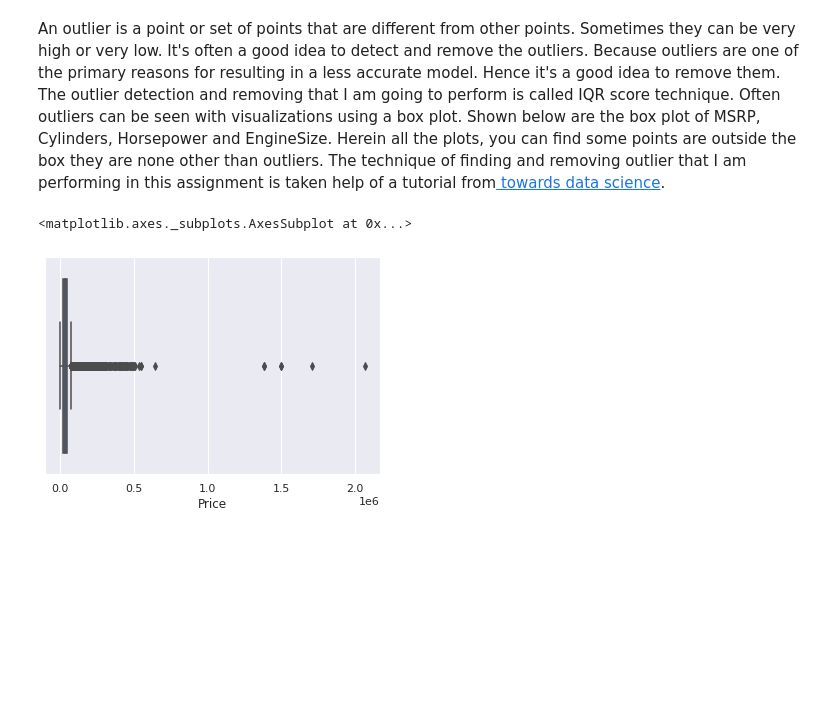
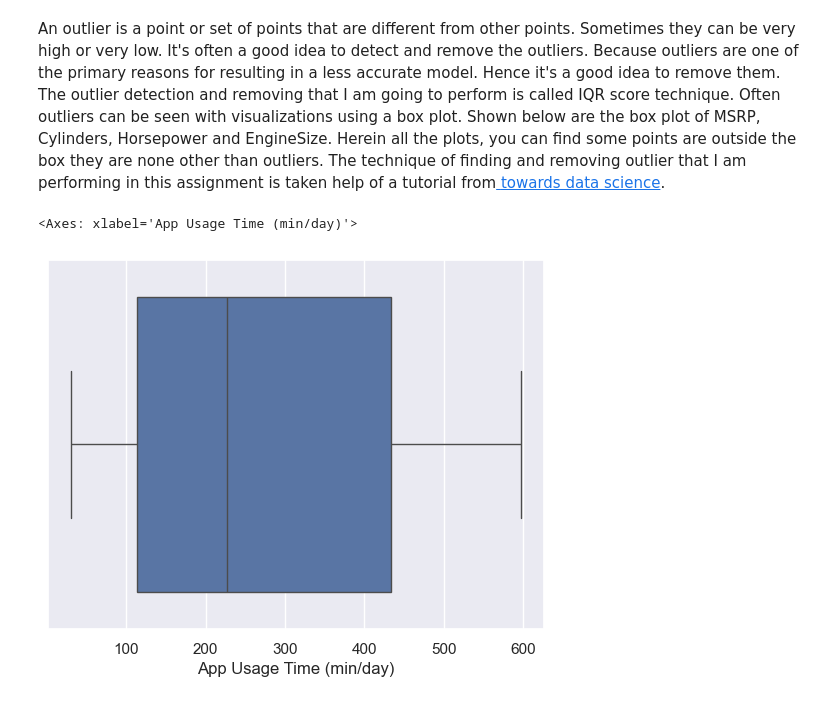
Before and after one commit to DavidBraun777/group-project-seis-631, a Jupyter notebook: intro-to-exploratory-data-analysis-eda-group-1.ipynb, the cells around one changed output. Drawn from its saved outputs; the diff is of its cells as text; code cells hidden in the pictures; blank space fills up the shorter version.

Commit message:
Add files via upload
go through all methods and added two charts in the end

```diff
--- a/intro-to-exploratory-data-analysis-eda-group-1.ipynb
+++ b/intro-to-exploratory-data-analysis-eda-group-1.ipynb
@@ -105,7 +71,3 @@ dtype: object
 ## 4. Dropping irrelevant columns
 # %% [markdown]
 This step is certainly needed in every EDA because sometimes there would be many columns that we never use in such cases dropping is the only solution. In this case, the columns such as Engine Fuel Type, Market Category, Vehicle style, Popularity, Number of doors, Vehicle Size doesn't make any sense to me so I just dropped for this instance.
-# %%
-# what if we keep some of the columns?
-df = df.drop(['Engine Fuel Type', 'Market Category', 'Vehicle Style', 'Popularity', 'Number of Doors', 'Vehicle Size'], axis=1)
-df.head(5)
@@ -127,3 +73,0 @@ In this instance, most of the column names are very confusing to read, so I just
-# %%
-df = df.rename(columns={"Engine HP": "HP", "Engine Cylinders": "Cylinders", "Transmission Type": "Transmission", "Driven_Wheels": "Drive Mode","highway MPG": "MPG-H", "city mpg": "MPG-C", "MSRP": "Price" })
-df.head(5)
@@ -136,0 +74,5 @@ df.head(5)
+# %%
+# I recoomand to drop the column User Behavior Class-classification of user behavior based on usage patterns (1 to 5).) because we do not
+# know the patterns.
+df = df.drop(['User Behavior Class'], axis=1)
+df.head(5)
@@ -220,3 +146,0 @@ This is the reason in the above step while counting both Cylinders and Horsepowe
-# %%
-df = df.dropna()    # Dropping the missing values.
-df.count()
@@ -258,7 +150,7 @@ dtype: int64
 An outlier is a point or set of points that are different from other points. Sometimes they can be very high or very low. It's often a good idea to detect and remove the outliers. Because outliers are one of the primary reasons for resulting in a less accurate model. Hence it's a good idea to remove them. The outlier detection and removing that I am going to perform is called IQR score technique. Often outliers can be seen with visualizations using a box plot. Shown below are the box plot of MSRP, Cylinders, Horsepower and EngineSize. Herein all the plots, you can find some points are outside the box they are none other than outliers. The technique of finding and removing outlier that I am performing in this assignment is taken help of a tutorial from[ towards data science](https://towardsdatascience.com/ways-to-detect-and-remove-the-outliers-404d16608dba).
 # %%
 # what other charts can we use to see outliers?
-sns.boxplot(x=df['Price'])
+sns.boxplot(x=df['App Usage Time (min/day)'])
 # %% [output]
-<matplotlib.axes._subplots.AxesSubplot at 0x...>
+<Axes: xlabel='App Usage Time (min/day)'>
-[figure, old version]
+[figure, new version]
```
Also changed, not shown: parts of 52 cells of this notebook.
